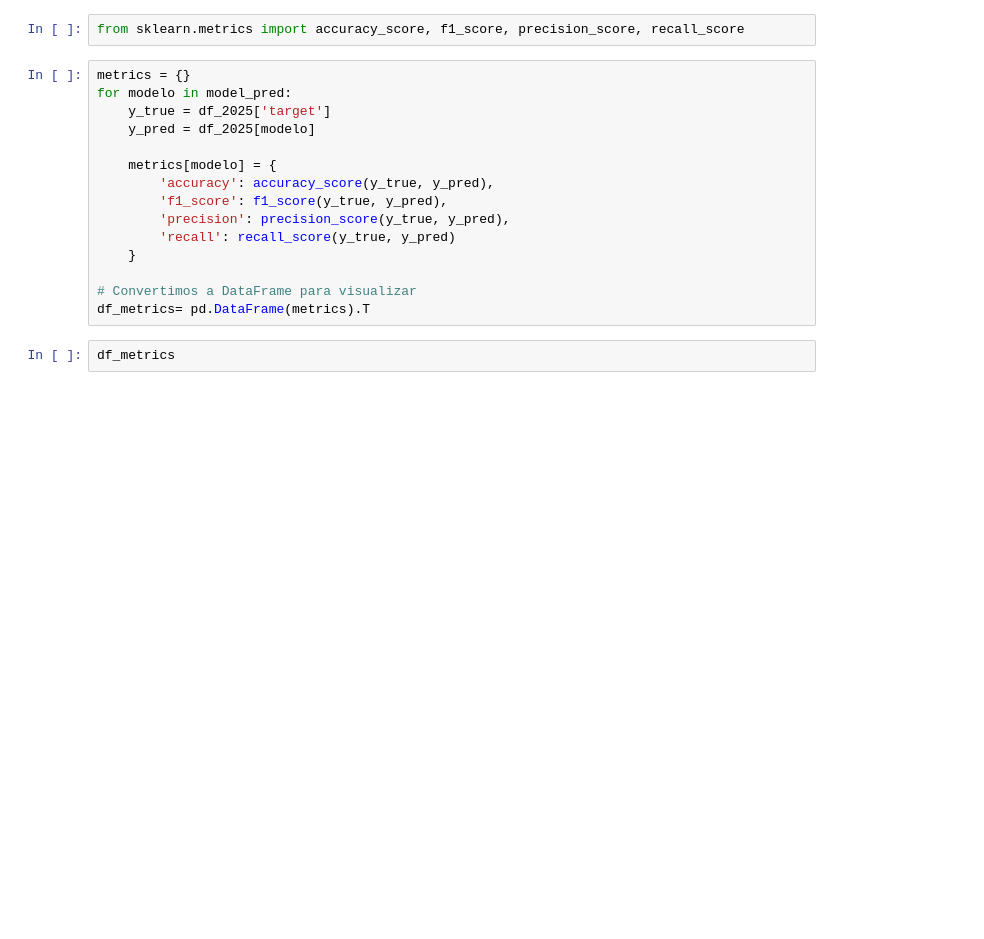
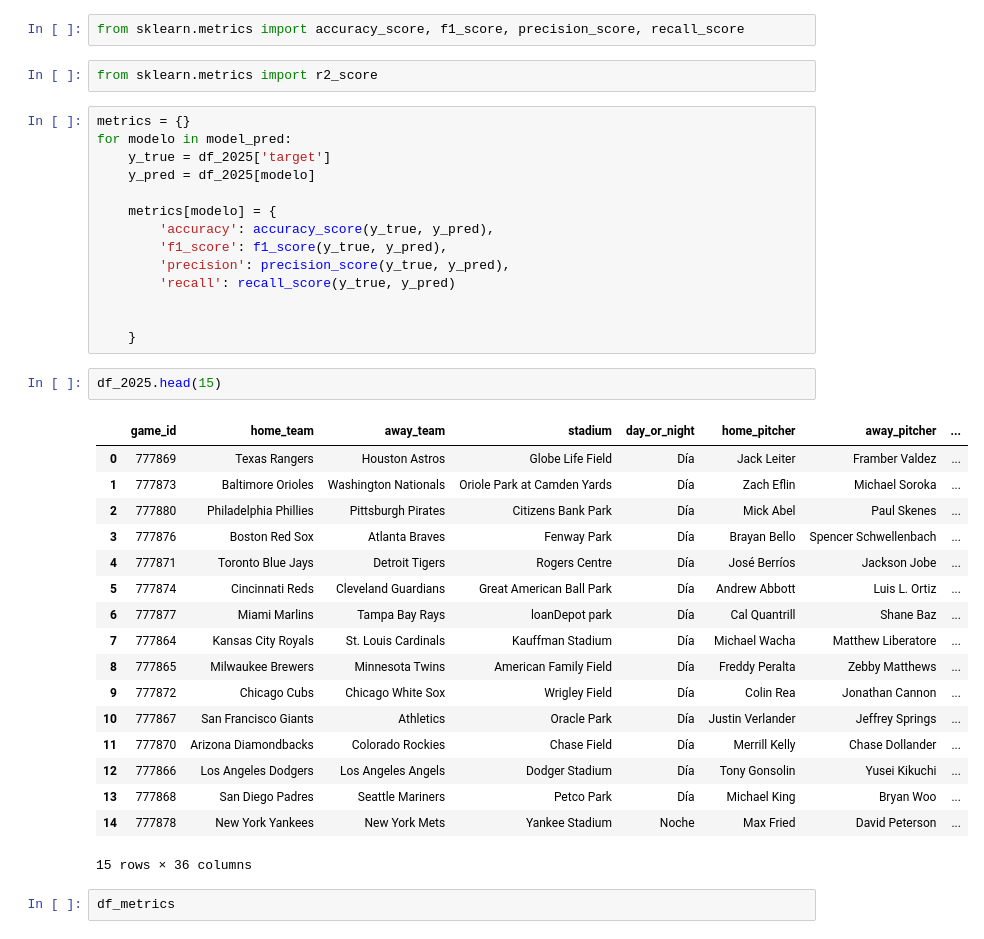
Before and after one commit to depresionTropical/mlb_1_inning, a Jupyter notebook: model_test.ipynb, the cells around one changed output. Cells and saved outputs as stored; diff of their text form; blank space fills up the shorter version.

```diff
--- a/model_test.ipynb
+++ b/model_test.ipynb
@@ -96,5 +130,7 @@ model_pred = [
 # %%
 from sklearn.metrics import accuracy_score, f1_score, precision_score, recall_score
+# %%
+from sklearn.metrics import r2_score
 # %%
 metrics = {}
 for modelo in model_pred:
@@ -106,10 +142,29 @@ for modelo in model_pred:
         'f1_score': f1_score(y_true, y_pred),
         'precision': precision_score(y_true, y_pred),
         'recall': recall_score(y_true, y_pred)
+
+
     }
-
-# Convertimos a DataFrame para visualizar
-df_metrics= pd.DataFrame(metrics).T
+# %%
+df_2025.head(15)
+# %% [output]
+|  | game_id | home_team | away_team | stadium | day_or_night | home_pitcher | away_pitcher | ... |
+| 0 | 777869 | Texas Rangers | Houston Astros | Globe Life Field | Día | Jack Leiter | Framber Valdez | ... |
+| 1 | 777873 | Baltimore Orioles | Washington Nationals | Oriole Park at Camden Yards | Día | Zach Eflin | Michael Soroka | ... |
+| 2 | 777880 | Philadelphia Phillies | Pittsburgh Pirates | Citizens Bank Park | Día | Mick Abel | Paul Skenes | ... |
+| 3 | 777876 | Boston Red Sox | Atlanta Braves | Fenway Park | Día | Brayan Bello | Spencer Schwellenbach | ... |
+| 4 | 777871 | Toronto Blue Jays | Detroit Tigers | Rogers Centre | Día | José Berríos | Jackson Jobe | ... |
+| 5 | 777874 | Cincinnati Reds | Cleveland Guardians | Great American Ball Park | Día | Andrew Abbott | Luis L. Ortiz | ... |
+| 6 | 777877 | Miami Marlins | Tampa Bay Rays | loanDepot park | Día | Cal Quantrill | Shane Baz | ... |
+| 7 | 777864 | Kansas City Royals | St. Louis Cardinals | Kauffman Stadium | Día | Michael Wacha | Matthew Liberatore | ... |
+| 8 | 777865 | Milwaukee Brewers | Minnesota Twins | American Family Field | Día | Freddy Peralta | Zebby Matthews | ... |
+| 9 | 777872 | Chicago Cubs | Chicago White Sox | Wrigley Field | Día | Colin Rea | Jonathan Cannon | ... |
+| 10 | 777867 | San Francisco Giants | Athletics | Oracle Park | Día | Justin Verlander | Jeffrey Springs | ... |
+| 11 | 777870 | Arizona Diamondbacks | Colorado Rockies | Chase Field | Día | Merrill Kelly | Chase Dollander | ... |
+| 12 | 777866 | Los Angeles Dodgers | Los Angeles Angels | Dodger Stadium | Día | Tony Gonsolin | Yusei Kikuchi | ... |
+| 13 | 777868 | San Diego Padres | Seattle Mariners | Petco Park | Día | Michael King | Bryan Woo | ... |
+| 14 | 777878 | New York Yankees | New York Mets | Yankee Stadium | Noche | Max Fried | David Peterson | ... |
+15 rows × 36 columns
 # %%
 df_metrics
 # %% [output]
```
Also changed, not shown: parts of 9 cells of this notebook.
